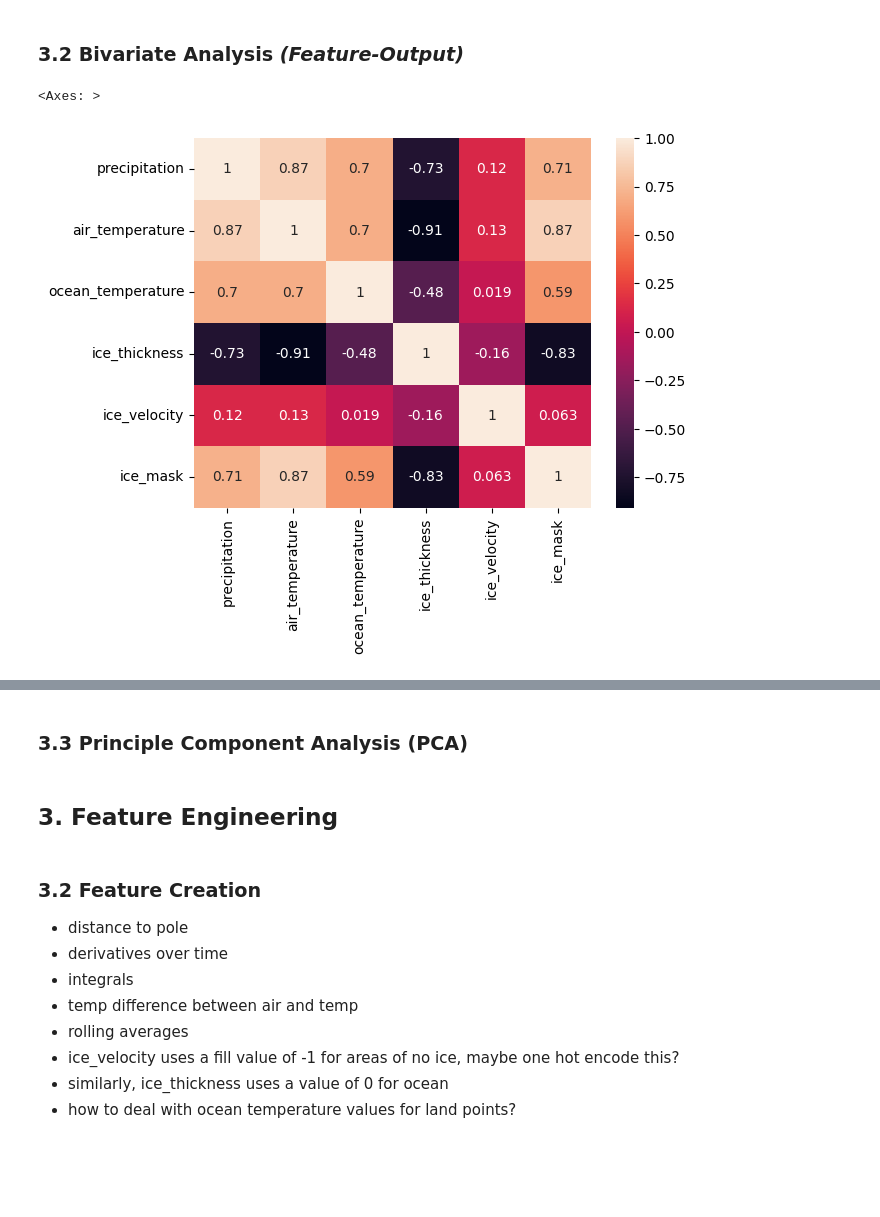
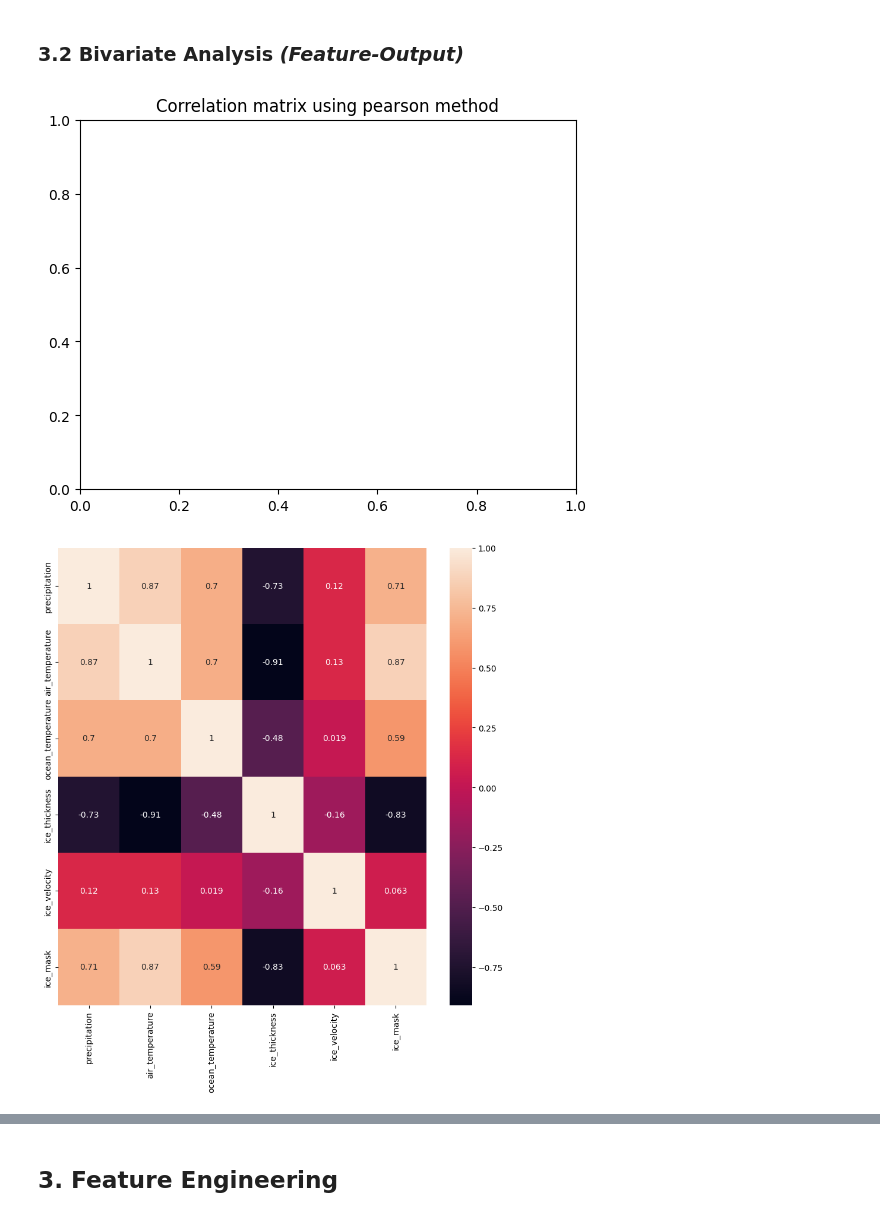
Before and after one commit to sam-mata/BSc-Hons, a Jupyter notebook: EDA.ipynb, the cells around one changed output, grey strips where cells are left out. Cells and saved outputs as stored; diff of their text form; code cells hidden in the pictures; blank space fills up the shorter version.

```diff
--- a/EDA.ipynb
+++ b/EDA.ipynb
@@ -234,7 +234,7 @@ sns.heatmap(df[boundary_conditions].corr(), annot=True)
 ### 3.2 Bivariate Analysis _(Feature-Output)_
 # %%
 relevant_variables = boundary_conditions + targets.columns.tolist()
-sns.heatmap(df[relevant_variables].corr(), annot=True)
+plot_correlation_heatmap(df[relevant_variables])
 # %% [output]
-<Axes: >
-[figure, old version]
+[figure, new version]
+[figure, added]
@@ -241,15 +245,2 @@ sns.heatmap(df[relevant_variables].corr(), annot=True)
-# %% [markdown]
-### 3.3 Principle Component Analysis (PCA)
 # %% [markdown]
 ## 3. Feature Engineering
-# %% [markdown]
-### 3.2 Feature Creation
-
--   distance to pole
--   derivatives over time
--   integrals
--   temp difference between air and temp
--   rolling averages
--   ice_velocity uses a fill value of -1 for areas of no ice, maybe one hot encode this?
--   similarly, ice_thickness uses a value of 0 for ocean
--   how to deal with ocean temperature values for land points?
```
Also changed, not shown: parts of 24 cells of this notebook, 1 other file.
